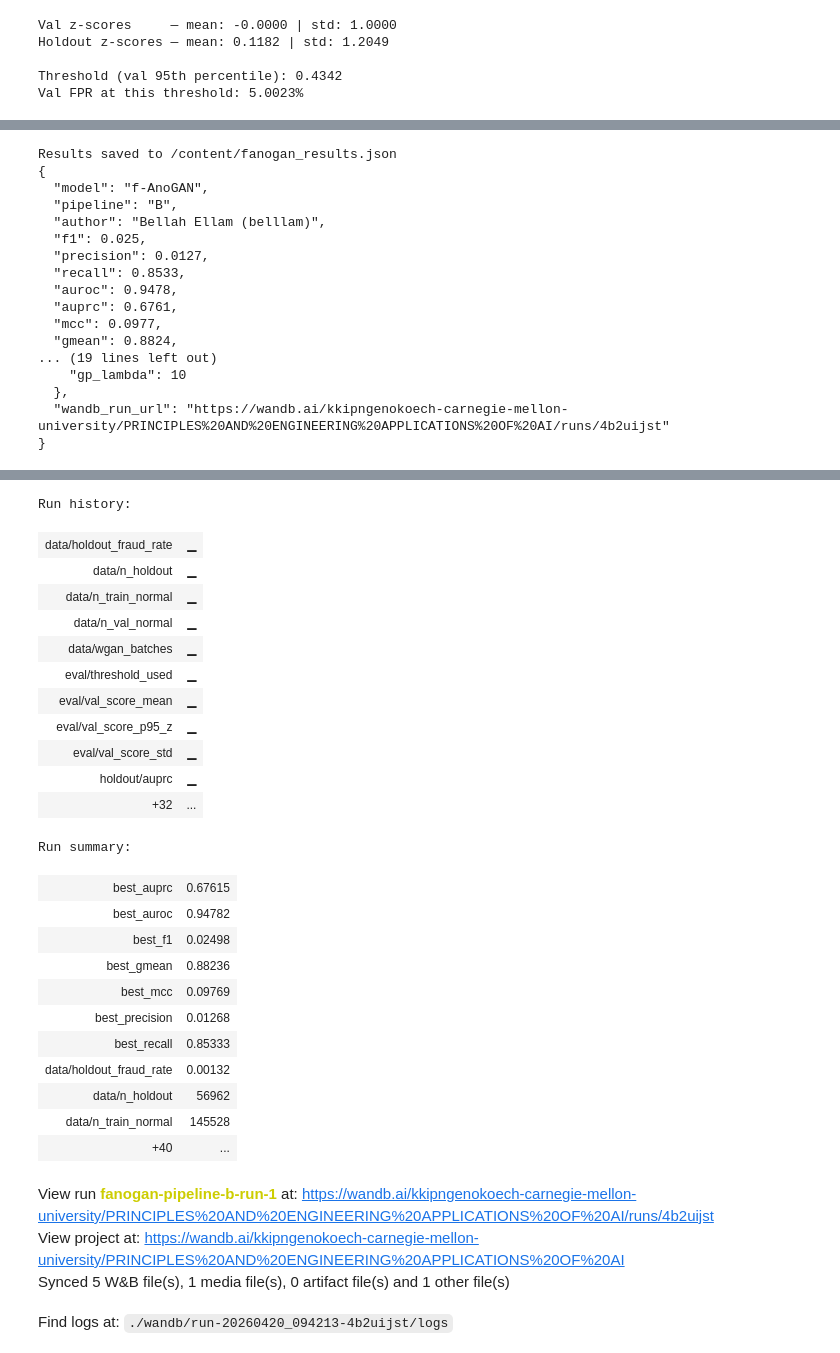
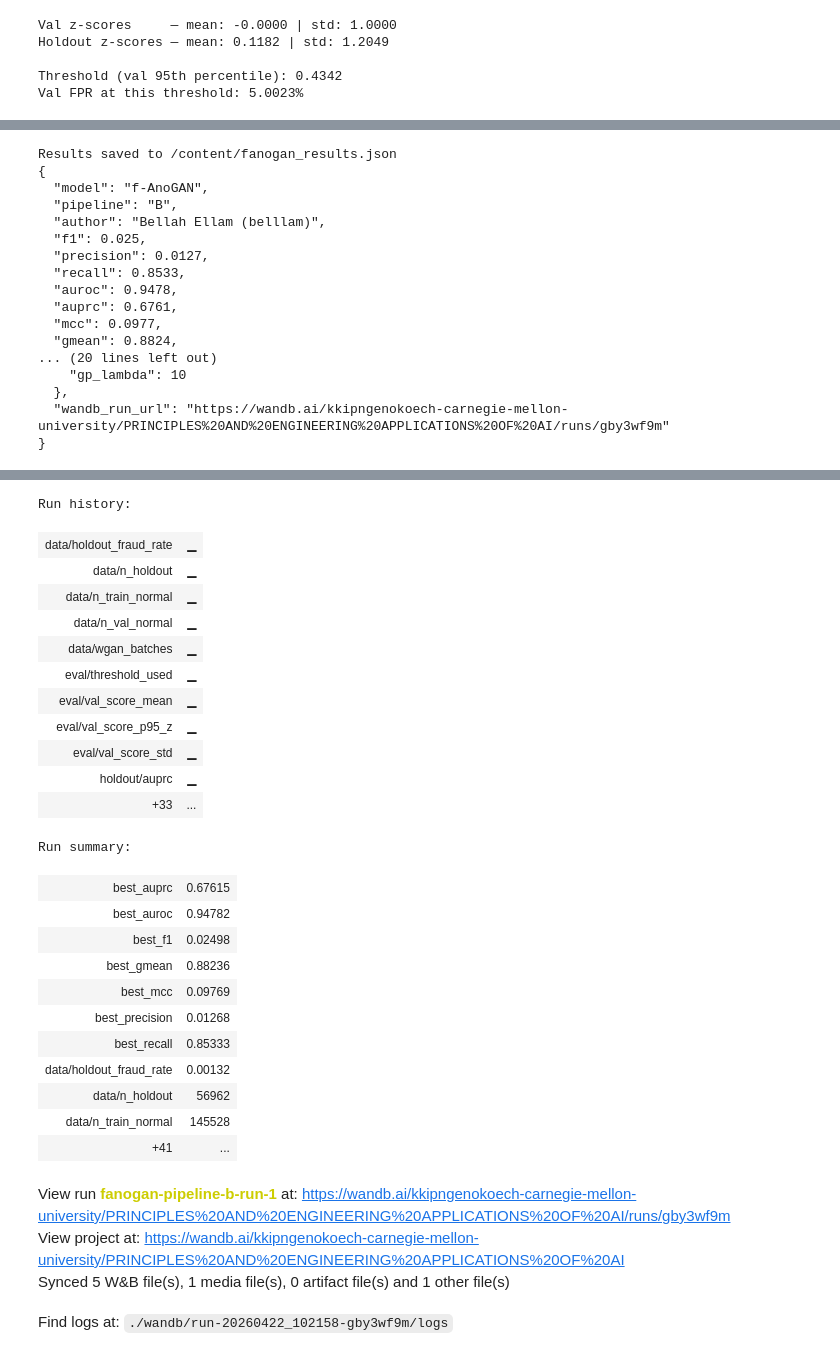
Before and after one commit to kkipngenokoech/synthesize-or-reconstruct, a Jupyter notebook: notebooks/fanogan.ipynb, the cells around one changed output, grey strips where cells are left out. Cells and saved outputs as stored; diff of their text form; code cells hidden in the pictures.

```diff
--- a/notebooks/fanogan.ipynb
+++ b/notebooks/fanogan.ipynb
@@ -794,7 +793,8 @@ Val FPR at this threshold: 5.0023%
 # Evaluated once on full holdout at natural fraud rate (FIX 4).
 
 t_infer           = time.time()
-# holdout_scores_z already computed above
+holdout_scores    = compute_anomaly_scores(E, G, D, X_holdout_np, cfg, DEVICE)
+holdout_scores_z  = zscore_transform(holdout_scores, val_score_mean, val_score_std)
 inference_time_ms = (time.time() - t_infer) * 1000
 
 holdout_preds = (holdout_scores_z >= best_thresh).astype(int)
@@ -823,6 +823,7 @@ print(f' AUPRC     : {auprc:.4f}')
 print(f' MCC       : {mcc:.4f}')
 print(f' G-mean    : {gmean:.4f}')
 print(f' Threshold : {best_thresh:.4f}  ({best_thresh_method})')
+print(f' Inference : {inference_time_ms:.2f} ms ({len(X_holdout_np):,} records)')
 print('=' * 55)
 print(classification_report(y_holdout_np, holdout_preds, target_names=['Legit', 'Fraud']))
 
@@ -837,6 +838,7 @@ wandb.log({
     'holdout/threshold'        : best_thresh,
     'holdout/n_records'        : len(y_holdout_np),
     'holdout/fraud_rate'       : float(y_holdout_np.mean()),
+    'holdout/inference_time_ms': inference_time_ms,
 })
 wandb.run.summary.update({
     'best_f1': f1, 'best_auroc': auroc, 'best_auprc': auprc,
@@ -877,6 +879,7 @@ results = {
     'mcc'               : round(mcc, 4),
     'gmean'             : round(gmean, 4),
     'threshold'         : round(best_thresh, 4),
+    'inference_time_ms' : round(inference_time_ms, 2),
     'architecture'      : {
         'latent_dim'    : cfg.latent_dim,
         'gen_dims'      : [cfg.gen_dim_1, cfg.gen_dim_2],
@@ -909,36 +912,36 @@ print('W&B run finished.')
 # %% [output]
 wandb: WARNING Saving files without folders. If you want to preserve subdirectories pass base_path to wandb.save, i.e. wandb.save("/mnt/folder/file.h5", base_path="/mnt")
 wandb: WARNING Symlinked 1 file into the W&B run directory; call wandb.save again to sync new files.
 Results saved to /content/fanogan_results.json
 {
   "model": "f-AnoGAN",
   "pipeline": "B",
   "author": "Bellah Ellam (belllam)",
   "f1": 0.025,
   "precision": 0.0127,
   "recall": 0.8533,
   "auroc": 0.9478,
   "auprc": 0.6761,
   "mcc": 0.0977,
   "gmean": 0.8824,
-... (19 lines left out)
+... (20 lines left out)
     "gp_lambda": 10
   },
-  "wandb_run_url": "https://wandb.ai/kkipngenokoech-carnegie-mellon-university/PRINCIPLES%20AND%20ENGINEERING%20APPLICATIONS%20OF%20AI/runs/4b2uijst"
+  "wandb_run_url": "https://wandb.ai/kkipngenokoech-carnegie-mellon-university/PRINCIPLES%20AND%20ENGINEERING%20APPLICATIONS%20OF%20AI/runs/gby3wf9m"
 }
 [interactive output not drawn]
 Run history:
 | data/holdout_fraud_rate | ▁ |
 | data/n_holdout | ▁ |
 | data/n_train_normal | ▁ |
 | data/n_val_normal | ▁ |
 | data/wgan_batches | ▁ |
 | eval/threshold_used | ▁ |
 | eval/val_score_mean | ▁ |
 | eval/val_score_p95_z | ▁ |
 | eval/val_score_std | ▁ |
 | holdout/auprc | ▁ |
-| +32 | ... |
+| +33 | ... |
 Run summary:
 | best_auprc | 0.67615 |
 | best_auroc | 0.94782 |
@@ -950,9 +953,9 @@ Run summary:
 | data/holdout_fraud_rate | 0.00132 |
 | data/n_holdout | 56962 |
 | data/n_train_normal | 145528 |
-| +40 | ... |
+| +41 | ... |
-View run fanogan-pipeline-b-run-1 at: https://wandb.ai/kkipngenokoech-carnegie-mellon-university/PRINCIPLES%20AND%20ENGINEERING%20APPLICATIONS%20OF%20AI/runs/4b2uijst
+View run fanogan-pipeline-b-run-1 at: https://wandb.ai/kkipngenokoech-carnegie-mellon-university/PRINCIPLES%20AND%20ENGINEERING%20APPLICATIONS%20OF%20AI/runs/gby3wf9m
 View project at: https://wandb.ai/kkipngenokoech-carnegie-mellon-university/PRINCIPLES%20AND%20ENGINEERING%20APPLICATIONS%20OF%20AI
 Synced 5 W&B file(s), 1 media file(s), 0 artifact file(s) and 1 other file(s)
-Find logs at: ./wandb/run-20260420_094213-4b2uijst/logs
+Find logs at: ./wandb/run-20260422_102158-gby3wf9m/logs
 W&B run finished.
```
Also changed, not shown: parts of 4 cells of this notebook, 3 other files.
